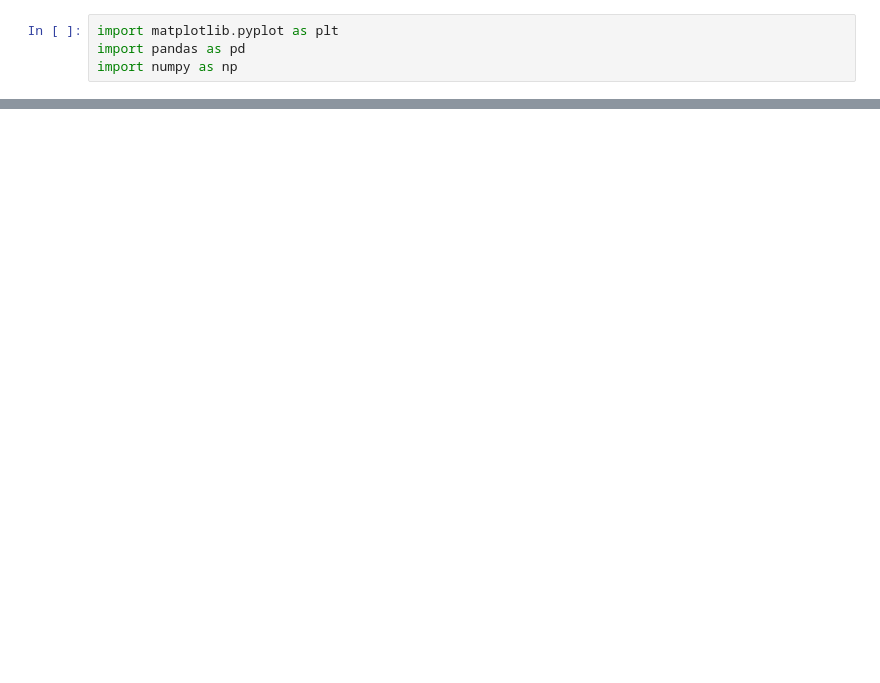
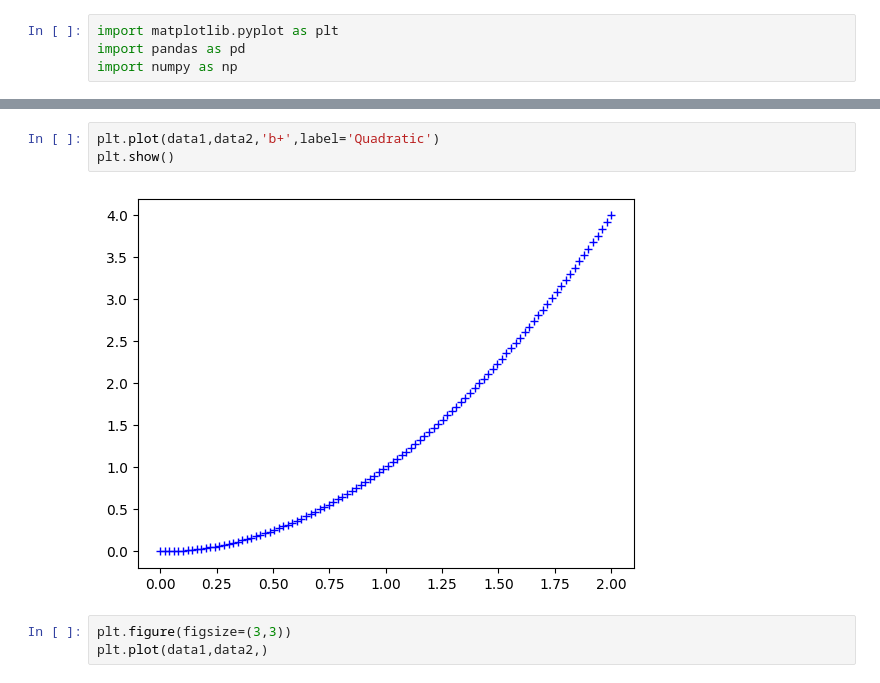
Before and after one commit to Bysaninikhilesh/Banking-Project-with-OOPS, a Jupyter notebook: chapter_appendix-tools-for-deep-learning/jupyter.ipynb, the cells around one changed output, grey strips where cells are left out. Cells and saved outputs as stored; diff of their text form; blank space fills up the shorter version.

```diff
--- a/chapter_appendix-tools-for-deep-learning/jupyter.ipynb
+++ b/chapter_appendix-tools-for-deep-learning/jupyter.ipynb
@@ -162,0 +174,8 @@ data3,data4 = np.random.randn()
+# %%
+plt.plot(data1,data2,'b+',label='Quadratic')
+plt.show()
+# %% [output]
+[figure, added]
+# %%
+plt.figure(figsize=(3,3))
+plt.plot(data1,data2,)
```
Also changed, not shown: parts of 3 cells of this notebook.
